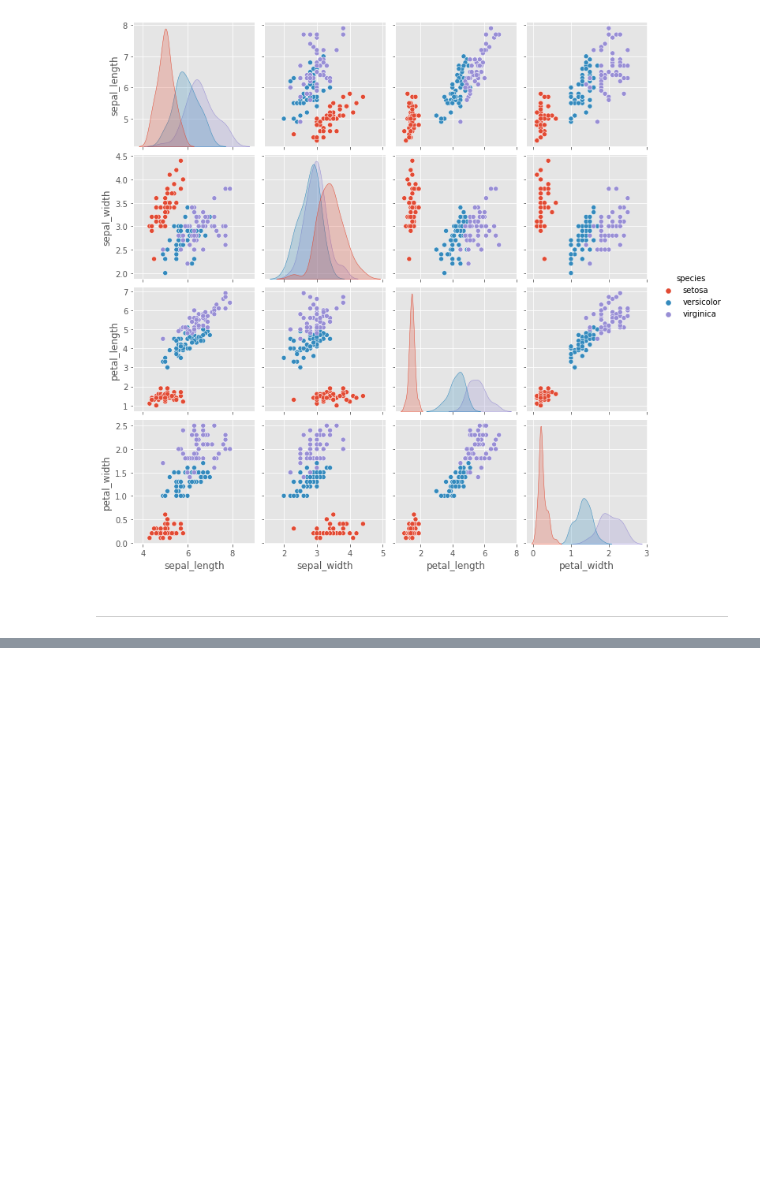
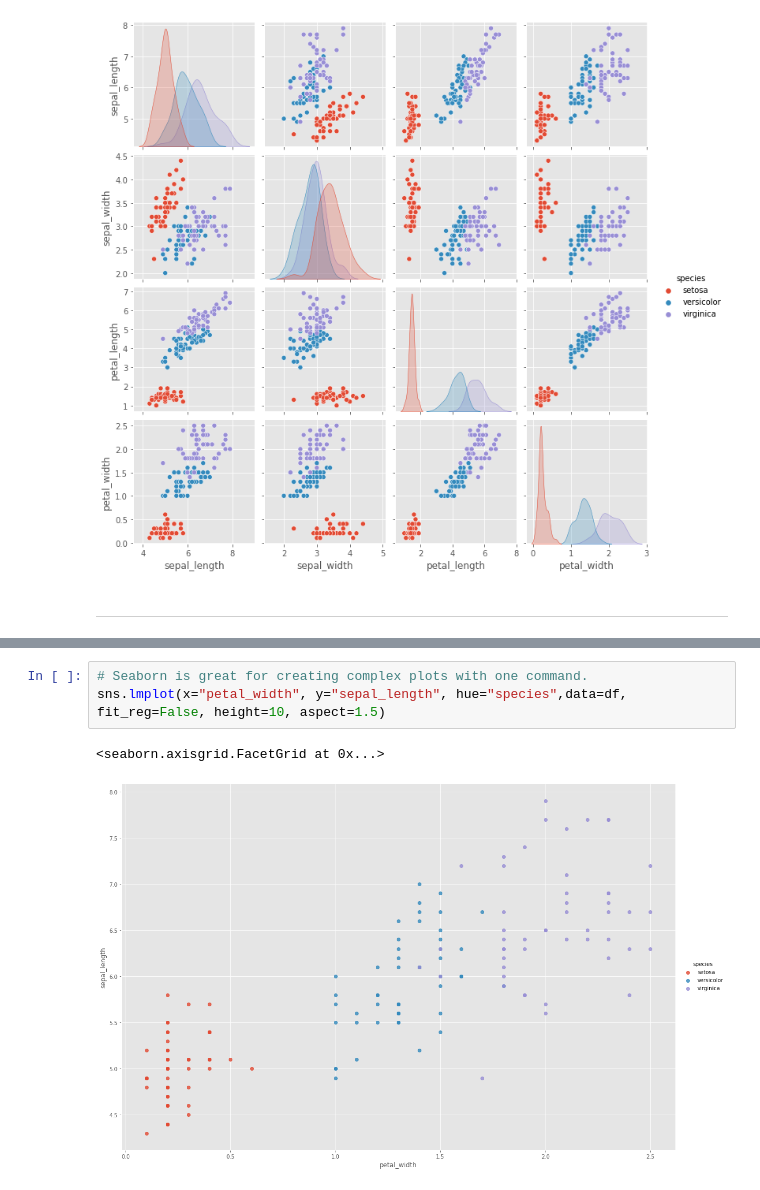
Before and after one commit to krystianopryszek99/scikit-learn, a Jupyter notebook: iris.ipynb, the cells around one changed output, grey strips where cells are left out. Cells and saved outputs as stored; diff of their text form; blank space fills up the shorter version.

```diff
--- a/iris.ipynb
+++ b/iris.ipynb
@@ -82,0 +97,6 @@ sns.pairplot(df, hue='species')
+# %%
+# Seaborn is great for creating complex plots with one command.
+sns.lmplot(x="petal_width", y="sepal_length", hue="species",data=df, fit_reg=False, height=10, aspect=1.5)
+# %% [output]
+<seaborn.axisgrid.FacetGrid at 0x...>
+[figure, added]
```
Also changed, not shown: parts of 32 cells of this notebook.
